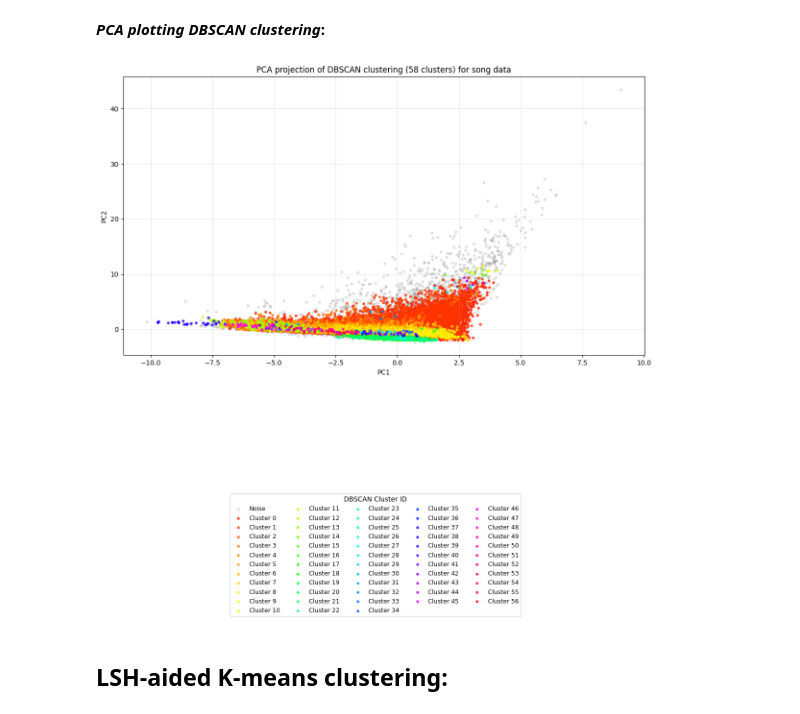
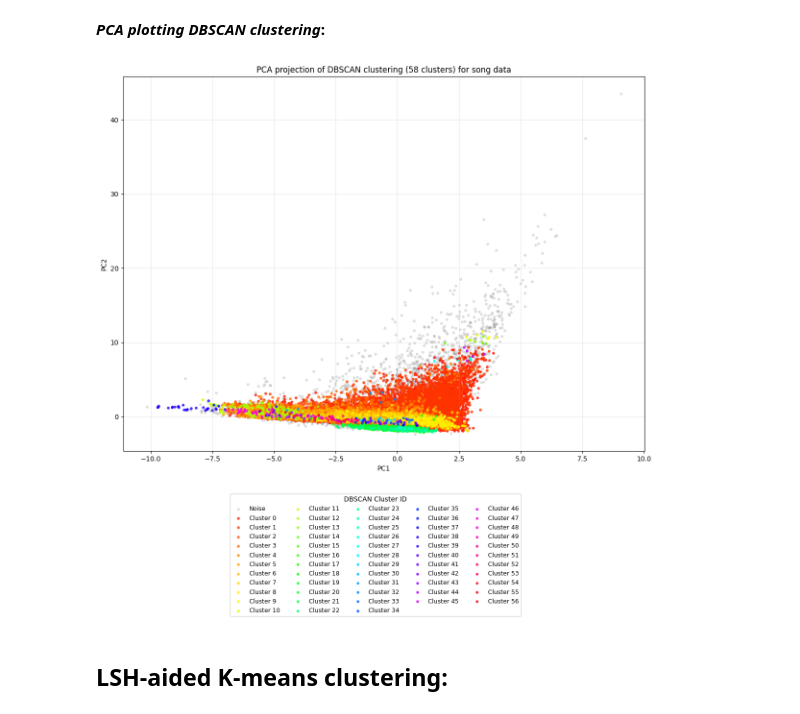
Before and after one commit to adamajane/computational-tools-for-data-science-02807-project, a Jupyter notebook: 3-recommendation-search/3.ipynb, the cells around one changed output. Saved outputs shown, nothing was run; the diff lists cells and outputs as text; code cells hidden in the pictures.

```diff
--- a/3-recommendation-search/3.ipynb
+++ b/3-recommendation-search/3.ipynb
@@ -540,7 +540,7 @@ cmap = ListedColormap(colors)
 # Figure
 # -----------------------------
 fig, ax = plt.subplots(figsize=(14, 10))
-fig.subplots_adjust(bottom=0.3)  # leave space for horizontal legend
+fig.subplots_adjust(bottom=0.1)  # leave space for horizontal legend
 
 # -----------------------------
 # Scatter plot
@@ -563,34 +563,34 @@ for i, label in enumerate(unique_labels):
             X_pca[idx, 0],
             X_pca[idx, 1],
             s=10,
             alpha=0.75,
             color=colors[i if i < len(colors) else -1],  # safe indexing
             label=f'Cluster {label}'
         )
     handles.append(sc)
 
 
 ax.set_title(f"PCA projection of DBSCAN clustering ({num_clusters} clusters) for song data")
 ax.set_xlabel("PC1")
 ax.set_ylabel("PC2")
 ax.grid(alpha=0.3)
 
 # -----------------------------
 # Legend (horizontal, 5 columns)
 # -----------------------------
 fig.legend(
     handles,
     [h.get_label() for h in handles],
     title="DBSCAN Cluster ID",
     loc="lower center",
     bbox_to_anchor=(0.5, -0.25),
     ncol=5,
     fontsize=9
 )
 
 plt.show()
 # %% [output]
-[figure, old version]
+[figure, new version]
 # %% [markdown]
 ## **LSH-aided K-means clustering:**
 # %% [markdown]
```
Also changed, not shown: parts of 7 cells of this notebook.
